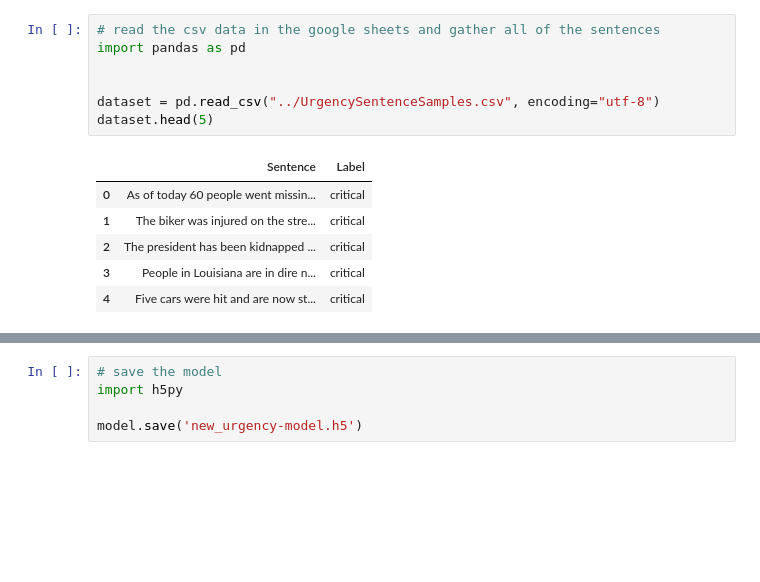
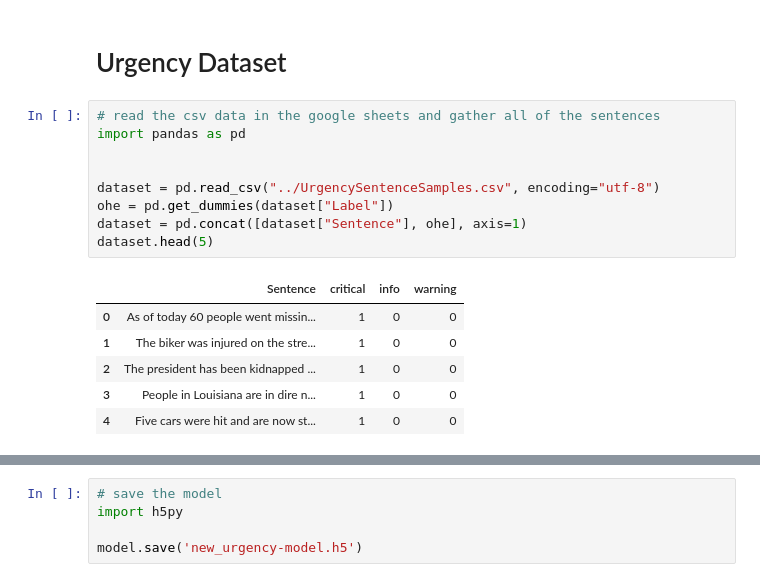
Before and after one commit to aidenszeto/nasa-notam-nlp, a Jupyter notebook: fasttext/fasttext_lstm.ipynb, the cells around one changed output, grey strips where cells are left out. Saved outputs shown, nothing was run; the diff lists cells and outputs as text; blank space fills up the shorter version.

```diff
--- a/fasttext/fasttext_lstm.ipynb
+++ b/fasttext/fasttext_lstm.ipynb
@@ -1,17 +1,21 @@
+# %% [markdown]
+# Urgency Dataset
 # %%
 # read the csv data in the google sheets and gather all of the sentences
 import pandas as pd
 
 
 dataset = pd.read_csv("../UrgencySentenceSamples.csv", encoding="utf-8")
+ohe = pd.get_dummies(dataset["Label"])
+dataset = pd.concat([dataset["Sentence"], ohe], axis=1)
 dataset.head(5)
 # %% [output]
-|  | Sentence | Label |
-| 0 | As of today 60 people went missin... | critical |
-| 1 | The biker was injured on the stre... | critical |
-| 2 | The president has been kidnapped ... | critical |
-| 3 | People in Louisiana are in dire n... | critical |
-| 4 | Five cars were hit and are now st... | critical |
+|  | Sentence | critical | info | warning |
+| 0 | As of today 60 people went missin... | 1 | 0 | 0 |
+| 1 | The biker was injured on the stre... | 1 | 0 | 0 |
+| 2 | The president has been kidnapped ... | 1 | 0 | 0 |
+| 3 | People in Louisiana are in dire n... | 1 | 0 | 0 |
+| 4 | Five cars were hit and are now st... | 1 | 0 | 0 |
 # %%
 # pre-process text
 import nltk
```
Also changed, not shown: parts of 15 cells of this notebook, 4 other files.
